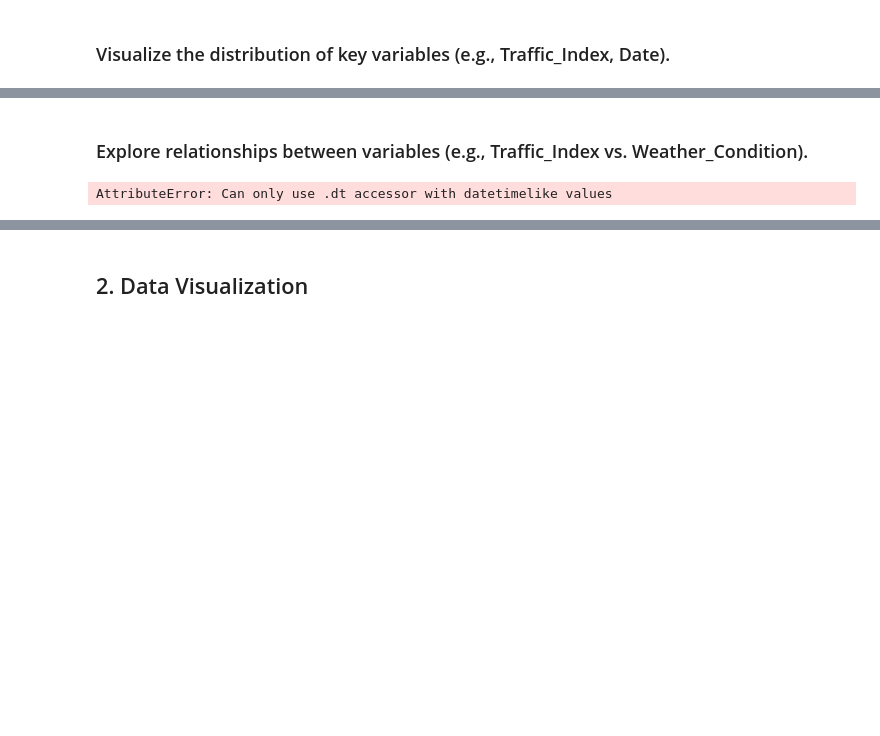
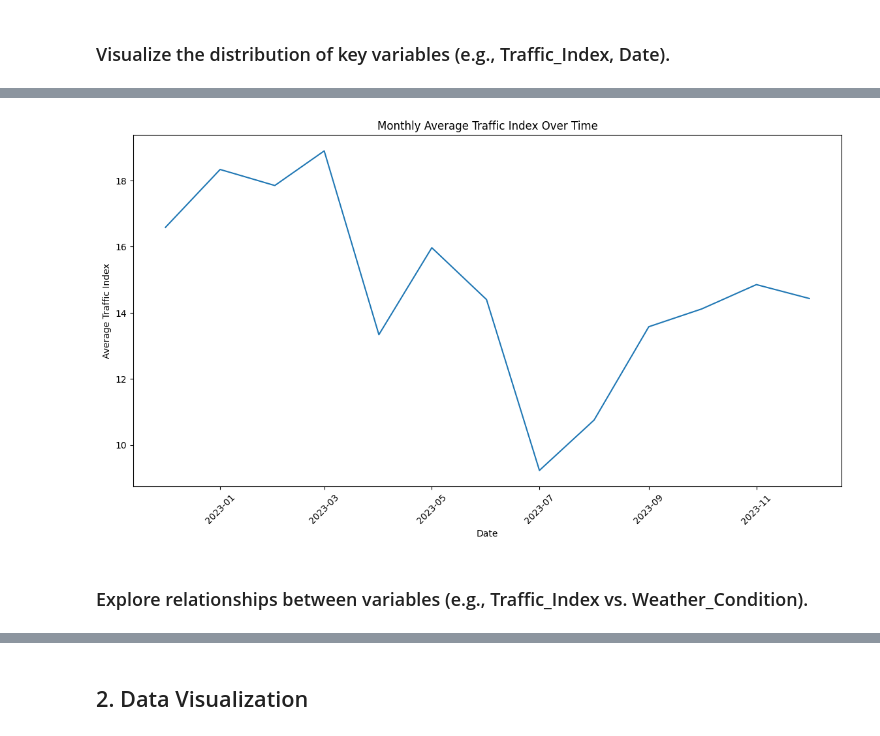
Before and after one commit to TariqAlhathloul/T55_DataScienceBootCamp, a Jupyter notebook: Tasks/Task (2) Week 1.ipynb, the cells around one changed output, grey strips where cells are left out. Cells and saved outputs as stored; diff of their text form; code cells hidden in the pictures; blank space fills up the shorter version.

```diff
--- a/Tasks/Task (2) Week 1.ipynb
+++ b/Tasks/Task (2) Week 1.ipynb
@@ -98,18 +102,24 @@ KeyboardInterrupt:
+# %%
+# we examine the average traffic index for each month of the year
+# Convert 'Datetime' column to datetime format
+df['Datetime'] = pd.to_datetime(df['Datetime'])
+
+# take the year and month from the 'Datetime' column
+df['YearMonth'] = df['Datetime'].dt.to_period('M')
+# now we can calculate the mean traffic index for each month
+monthly_avg = df.groupby('YearMonth')['TrafficIndexLive'].mean().reset_index()
+# Convert 'YearMonth' back to datetime for plotting
+monthly_avg['YearMonth'] = monthly_avg['YearMonth'].dt.to_timestamp()
+
+# Plot the monthly average
+plt.figure(figsize=(14, 7))
+sns.lineplot(x='YearMonth', y='TrafficIndexLive', data=monthly_avg)
+plt.title('Monthly Average Traffic Index Over Time')
+plt.xlabel('Date')
+plt.ylabel('Average Traffic Index')
+plt.xticks(rotation=45)
+plt.show()
+# %% [output]
+[figure, added]
 # %% [markdown]
 ### Explore relationships between variables (e.g., Traffic_Index vs. Weather_Condition).
-# %%
-# Aggregate data by month (example)
-df['Month'] = df['Datetime'].dt.month
-monthly_avg = df.groupby('Month')['TrafficIndexLive'].mean().reset_index()
-monthly_avg['Month'] = monthly_avg['Month'].dt.to_timestamp()
-
-# Plot the aggregated Traffic Index over time
-plt.figure(figsize=(14, 7))
-sns.lineplot(x='Month', y='TrafficIndexLive', data=monthly_avg)
-plt.title('Monthly Average Traffic Index Over Time')
-plt.xlabel('Date')
-plt.ylabel('Traffic Index')
-plt.xticks(rotation=45)
-plt.show()
-# %% [output]
-AttributeError: Can only use .dt accessor with datetimelike values
```
Also changed, not shown: parts of 9 cells of this notebook.
